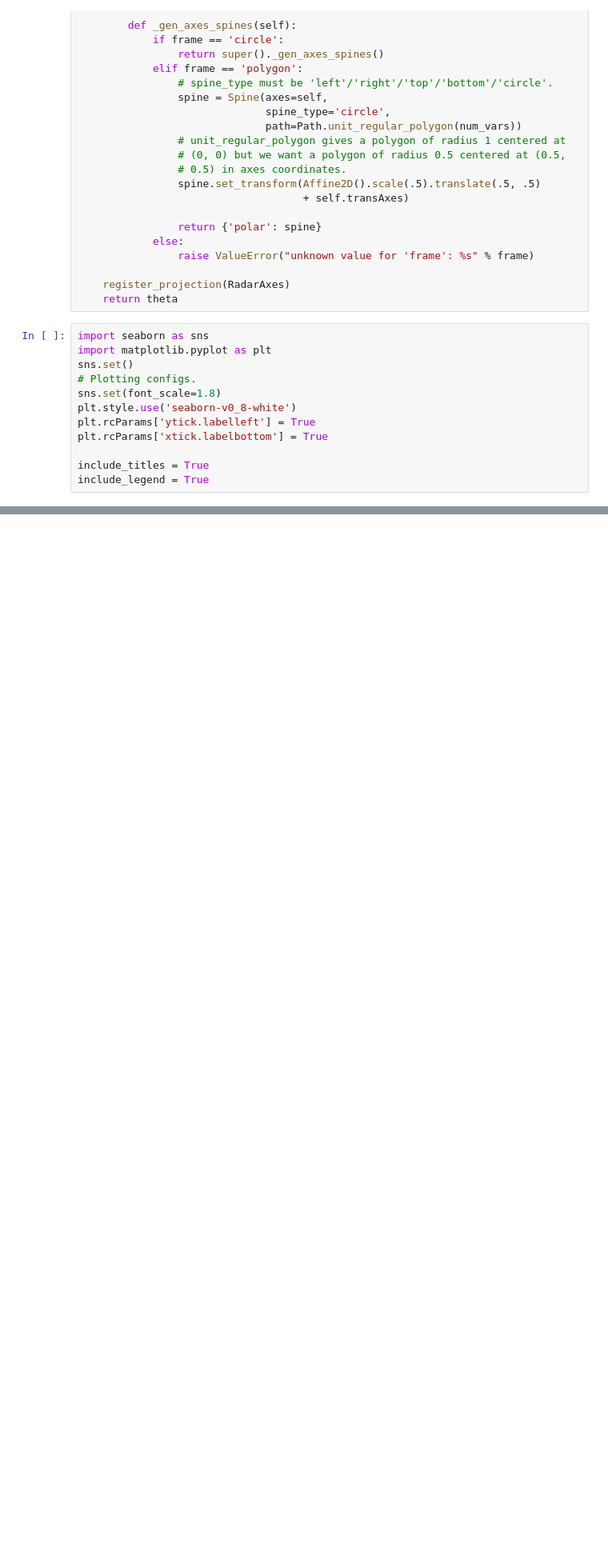
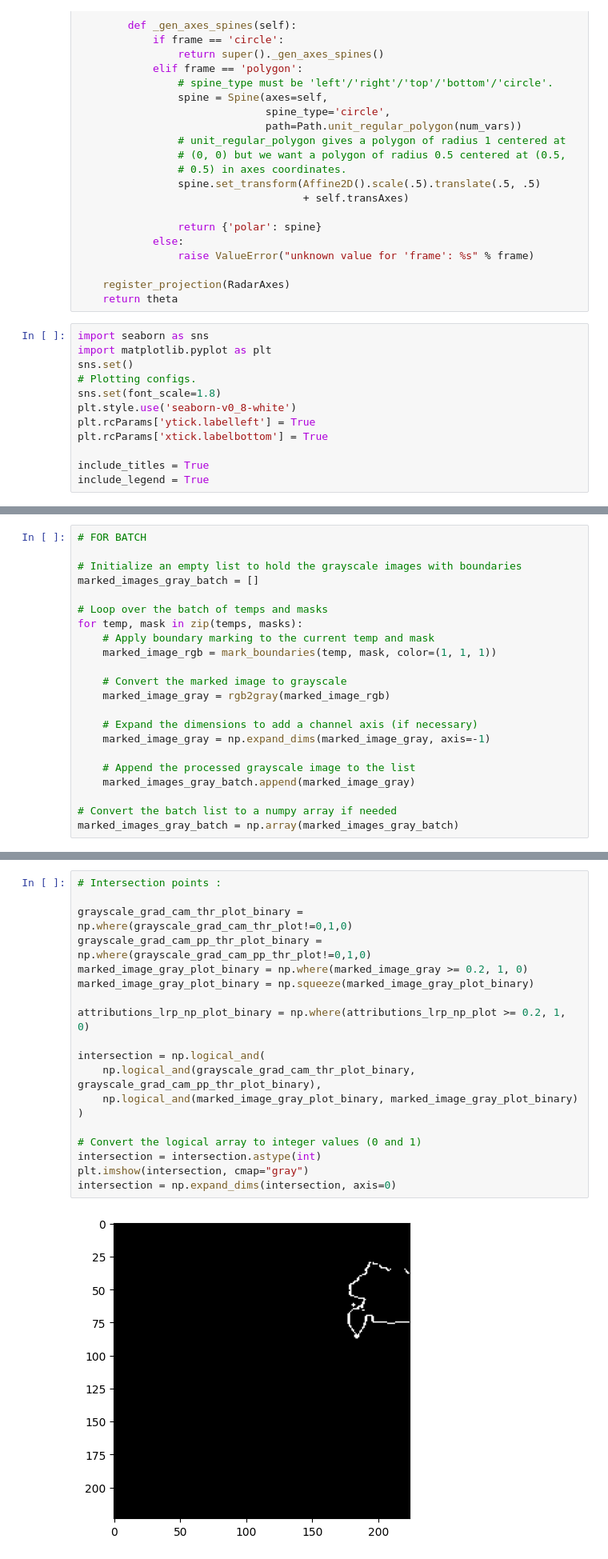
Before and after one commit to sriharikg2003/LRP_CAM, a Jupyter notebook: tutorial.ipynb, the cells around one changed output, grey strips where cells are left out. Shown at 80% size. Saved outputs shown, nothing was run; the diff lists cells and outputs as text; blank space fills up the shorter version.

```diff
--- a/tutorial.ipynb
+++ b/tutorial.ipynb
@@ -806,0 +1007,22 @@ plt.savefig('my_figure.png', bbox_inches='tight')
+# %%
+# FOR BATCH
+
+# Initialize an empty list to hold the grayscale images with boundaries
+marked_images_gray_batch = []
+
+# Loop over the batch of temps and masks
+for temp, mask in zip(temps, masks):
+    # Apply boundary marking to the current temp and mask
+    marked_image_rgb = mark_boundaries(temp, mask, color=(1, 1, 1))
+
+    # Convert the marked image to grayscale
+    marked_image_gray = rgb2gray(marked_image_rgb)
+
+    # Expand the dimensions to add a channel axis (if necessary)
+    marked_image_gray = np.expand_dims(marked_image_gray, axis=-1)
+
+    # Append the processed grayscale image to the list
+    marked_images_gray_batch.append(marked_image_gray)
+
+# Convert the batch list to a numpy array if needed
+marked_images_gray_batch = np.array(marked_images_gray_batch)
@@ -806,0 +1153,21 @@ plt.savefig('my_figure.png', bbox_inches='tight')
+# %%
+# Intersection points :
+
+grayscale_grad_cam_thr_plot_binary = np.where(grayscale_grad_cam_thr_plot!=0,1,0)
+grayscale_grad_cam_pp_thr_plot_binary = np.where(grayscale_grad_cam_pp_thr_plot!=0,1,0)
+marked_image_gray_plot_binary = np.where(marked_image_gray >= 0.2, 1, 0)
+marked_image_gray_plot_binary = np.squeeze(marked_image_gray_plot_binary)
+
+attributions_lrp_np_plot_binary = np.where(attributions_lrp_np_plot >= 0.2, 1, 0)
+
+intersection = np.logical_and(
+    np.logical_and(grayscale_grad_cam_thr_plot_binary, grayscale_grad_cam_pp_thr_plot_binary),
+    np.logical_and(marked_image_gray_plot_binary, marked_image_gray_plot_binary)
+)
+
+# Convert the logical array to integer values (0 and 1)
+intersection = intersection.astype(int)
+plt.imshow(intersection, cmap="gray")
+intersection = np.expand_dims(intersection, axis=0)
+# %% [output]
+[figure, added]
```
Also changed, not shown: parts of 39 cells of this notebook, 1 other file.
